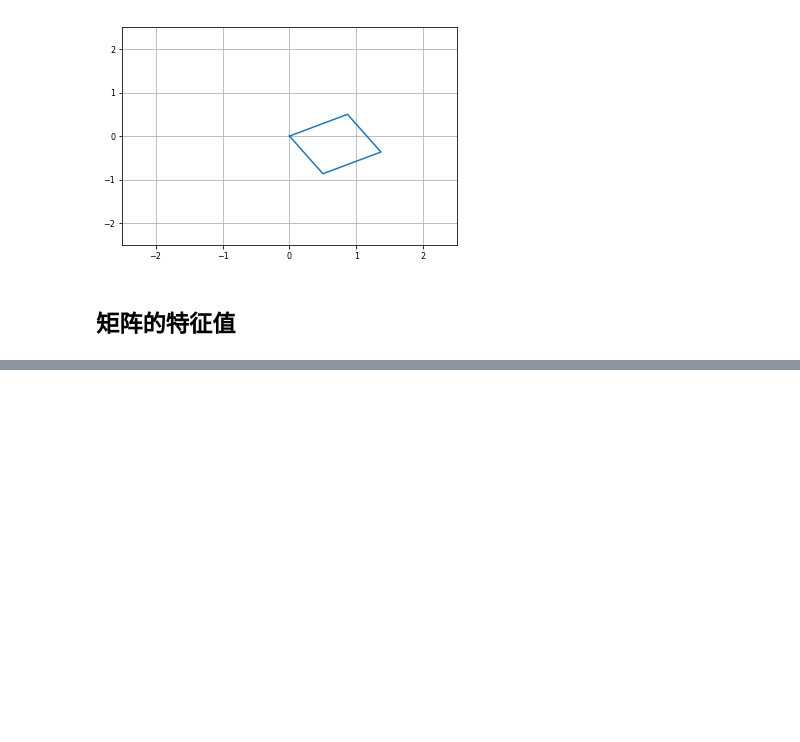
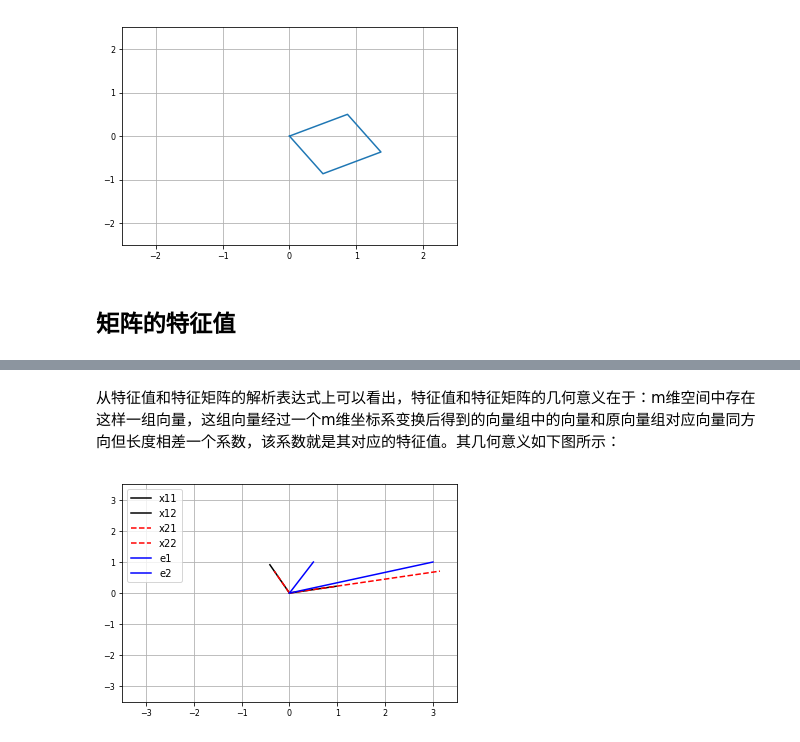
Before and after one commit to yhilmare/machine-learning-notes, a Jupyter notebook: notebooks/Singular value decomposition.ipynb, the cells around one changed output, grey strips where cells are left out. Saved outputs shown, nothing was run; the diff lists cells and outputs as text; code cells hidden in the pictures; blank space fills up the shorter version.

```diff
--- a/notebooks/Singular value decomposition.ipynb
+++ b/notebooks/Singular value decomposition.ipynb
@@ -197,0 +212,21 @@ plt.show()
+# %% [markdown]
+从特征值和特征矩阵的解析表达式上可以看出，特征值和特征矩阵的几何意义在于：m维空间中存在这样一组向量，这组向量经过一个m维坐标系变换后得到的向量组中的向量和原向量组对应向量同方向但长度相差一个系数，该系数就是其对应的特征值。其几何意义如下图所示：
+# %%
+A = np.asmatrix([[3, 1], [0.5, 1]], dtype=np.float32)
+eigvalue, eigvector = np.linalg.eig(A)
+v1 = A * eigvector
+fig = plt.figure("test")
+ax = fig.add_subplot(111)
+ax.grid(True)
+ax.plot([0, eigvector[0, 0]], [0, eigvector[1, 0]], color="black", label="x11")
+ax.plot([0, eigvector[0, 1]], [0, eigvector[1, 1]], color="black", label="x12")
+ax.plot([0, v1[0, 0]], [0, v1[1, 0]], color="red", linestyle="--", label="x21")
+ax.plot([0, v1[0, 1]], [0, v1[1, 1]], color="red", linestyle="--", label="x22")
+ax.plot([0, A[0, 0]], [0, A[0, 1]], color="blue", label="e1")
+ax.plot([0, A[1, 0]], [0, A[1, 1]], color="blue", label="e2")
+ax.legend()
+plt.xlim(-3.5, 3.5)
+plt.ylim(-3.5, 3.5)
+plt.show()
+# %% [output]
+[figure, added]
```
Also changed, not shown: parts of 19 cells of this notebook, 6 other files.
